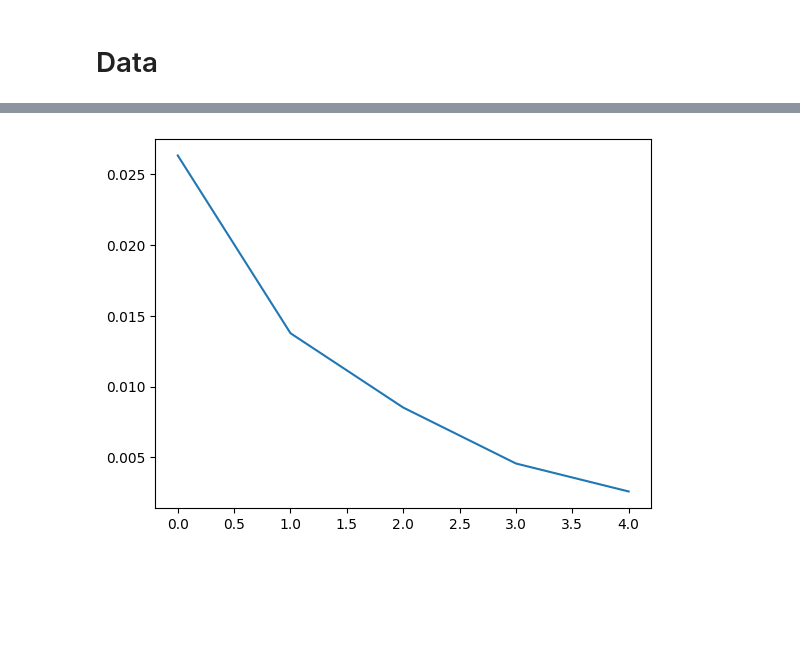
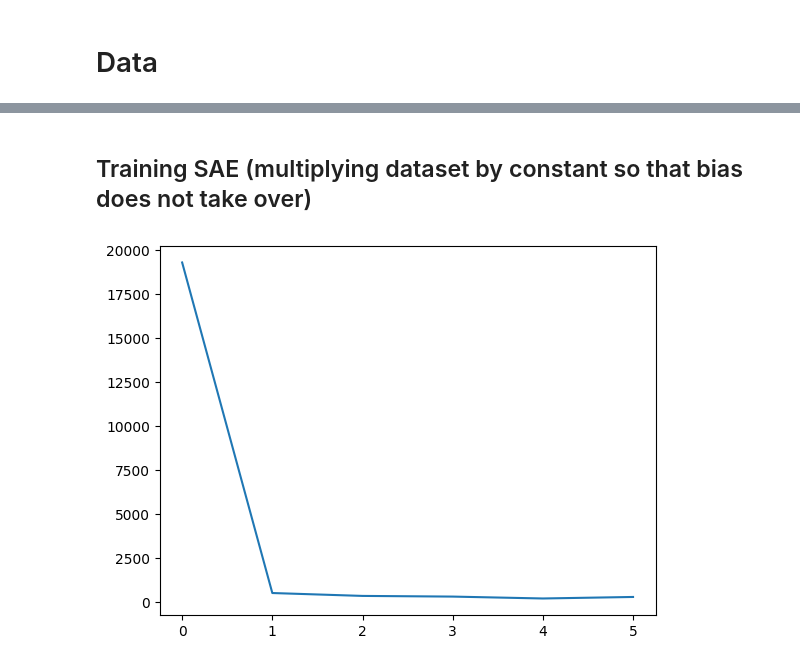
Before and after one commit to blab/mutational-embedding-vectors, a Jupyter notebook: notebooks/plm_circuits/ex21_covfit_SAE.ipynb, the cells around one changed output, grey strips where cells are left out. Drawn from its saved outputs; the diff is of its cells as text; code cells hidden in the pictures; blank space fills up the shorter version.

Commit message:
sae training and analysis

```diff
--- a/notebooks/plm_circuits/ex21_covfit_SAE.ipynb
+++ b/notebooks/plm_circuits/ex21_covfit_SAE.ipynb
@@ -753,7 +844,11 @@ class JumpReLUToySAE(ToySAE):
+# %% [markdown]
+## Training SAE (multiplying dataset by constant so that bias does not take over)
+# %%
+MAGNIFICATION_SIZE = 1e3
 # %%
 d_in = sae_data_activations.size(1)
-d_sae = d_in * 32
-sae_train_dataset = torch.utils.data.DataLoader(sae_data_activations, batch_size=100, shuffle=False)
+d_sae = d_in * 16
+sae_train_dataset = torch.utils.data.DataLoader(sae_data_activations * MAGNIFICATION_SIZE, batch_size=200, shuffle=False)
 # print(d_sae)
 # print(d_in)
 # print(sae_data_activations.shape)
@@ -764,17 +859,19 @@ jumprelu_sae = JumpReLUToySAE(
         d_in=d_in,
         d_sae=d_sae,
         tied_weights=True,
-        sparsity_coeff=0.1
+        sparsity_coeff=0.1,
     ),
-    data=sae_train_dataset
+    data=sae_train_dataset,
+    # pre_set_bias=sae_data_activations.mean(dim=0)
+    pre_set_bias=None
 )
 # %%
 jumprelu_data_log = jumprelu_sae.optimize(
-    steps=400,
+    steps=500,
     resample_method="advanced",
 )  # batch_size=4096?
 # %%
-plt.plot(list(range(5)), [d["loss"].mean(dim=0) for d in jumprelu_data_log])
+plt.plot(list(range(len(jumprelu_data_log))), [d["loss"].mean(dim=0) for d in jumprelu_data_log])
 plt.show()
 # %% [output]
-[figure, old version]
+[figure, new version]
```
Also changed, not shown: parts of 21 cells of this notebook, 1 other file.
